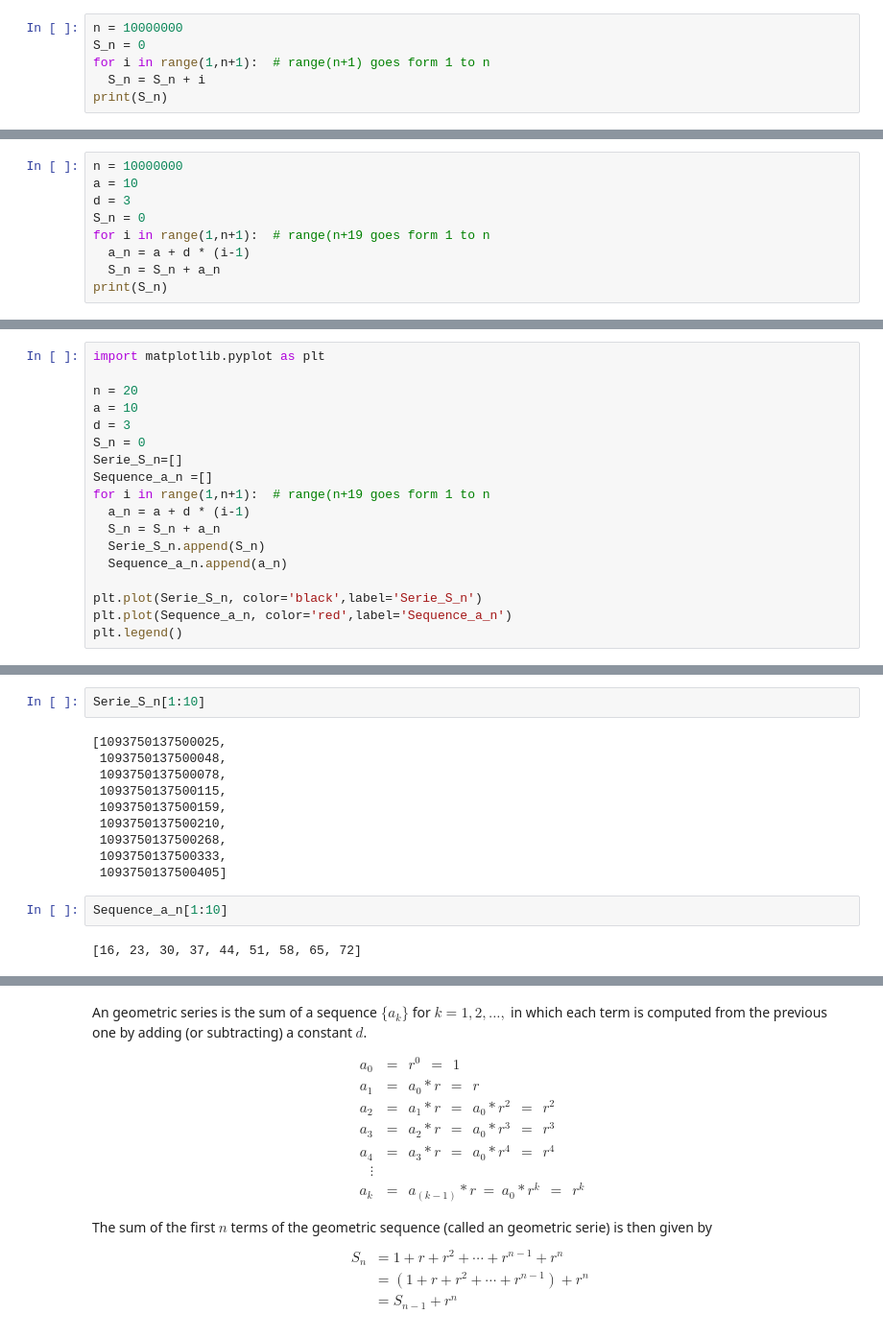
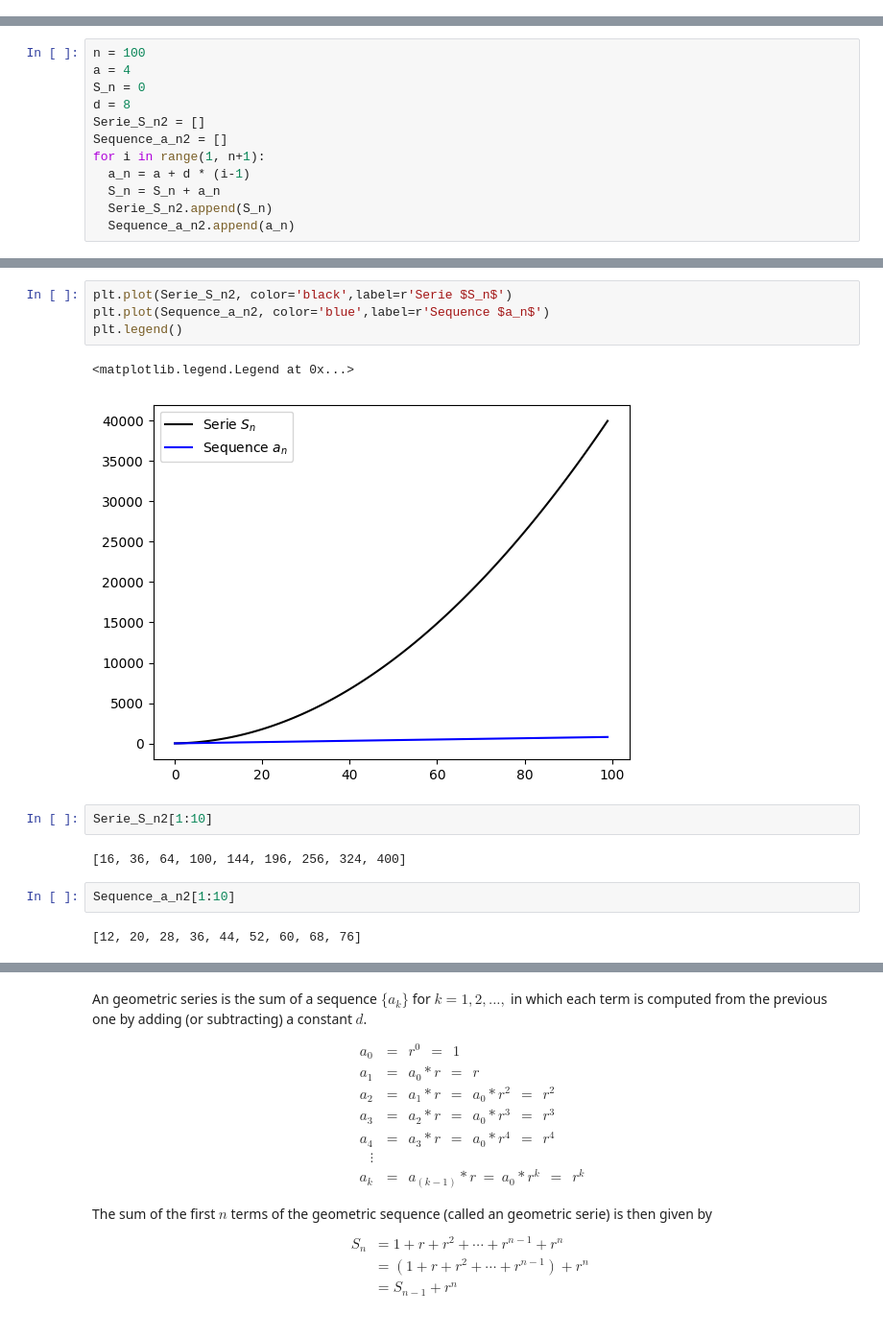
Before and after one commit to JuanLara18/AlgorithmsUN2023I, a Jupyter notebook: Lab5/jlaraGroup15ArithmeticSeriesGeometricSeriesPowerSums.ipynb, the cells around one changed output, grey strips where cells are left out. Shown at 96% size. Cells and saved outputs as stored; diff of their text form.

```diff
--- a/Lab5/jlaraGroup15ArithmeticSeriesGeometricSeriesPowerSums.ipynb
+++ b/Lab5/jlaraGroup15ArithmeticSeriesGeometricSeriesPowerSums.ipynb
@@ -150,6 +26,0 @@ $$  S_n = 1 + 2+ \ldots + (n-1)+ n = \sum_{k=1}^n =  \frac{1}{2} n(n+1)$$
-# %%
-n = 10000000
-S_n = 0
-for i in range(1,n+1):  # range(n+1) goes form 1 to n
-  S_n = S_n + i
-print(S_n)
@@ -173,9 +26,0 @@ Plot
-# %%
-n = 10000000
-a = 10
-d = 3
-S_n = 0
-for i in range(1,n+1):  # range(n+19 goes form 1 to n
-  a_n = a + d * (i-1)
-  S_n = S_n + a_n
-print(S_n)
@@ -192,18 +60,12 @@ n*(a +a_n)/2
 # %%
-import matplotlib.pyplot as plt
-
-n = 20
-a = 10
-d = 3
+n = 100
+a = 4
 S_n = 0
-Serie_S_n=[]
-Sequence_a_n =[]
-for i in range(1,n+1):  # range(n+19 goes form 1 to n
+d = 8
+Serie_S_n2 = []
+Sequence_a_n2 = []
+for i in range(1, n+1):
   a_n = a + d * (i-1)
   S_n = S_n + a_n
-  Serie_S_n.append(S_n)
-  Sequence_a_n.append(a_n)
-
-plt.plot(Serie_S_n, color='black',label='Serie_S_n')
-plt.plot(Sequence_a_n, color='red',label='Sequence_a_n')
-plt.legend()
+  Serie_S_n2.append(S_n)
+  Sequence_a_n2.append(a_n)
@@ -257,16 +80,15 @@ plt.legend()
+# %%
+plt.plot(Serie_S_n2, color='black',label=r'Serie $S_n$')
+plt.plot(Sequence_a_n2, color='blue',label=r'Sequence $a_n$')
+plt.legend()
+# %% [output]
+<matplotlib.legend.Legend at 0x...>
+[figure, added]
 # %%
-Serie_S_n[1:10]
+Serie_S_n2[1:10]
 # %% [output]
-[1093750137500025,
- 1093750137500048,
- 1093750137500078,
- 1093750137500115,
- 1093750137500159,
- 1093750137500210,
- 1093750137500268,
- 1093750137500333,
- 1093750137500405]
+[16, 36, 64, 100, 144, 196, 256, 324, 400]
 # %%
-Sequence_a_n[1:10]
+Sequence_a_n2[1:10]
 # %% [output]
-[16, 23, 30, 37, 44, 51, 58, 65, 72]
+[12, 20, 28, 36, 44, 52, 60, 68, 76]
```
Also changed, not shown: parts of 42 cells of this notebook.
